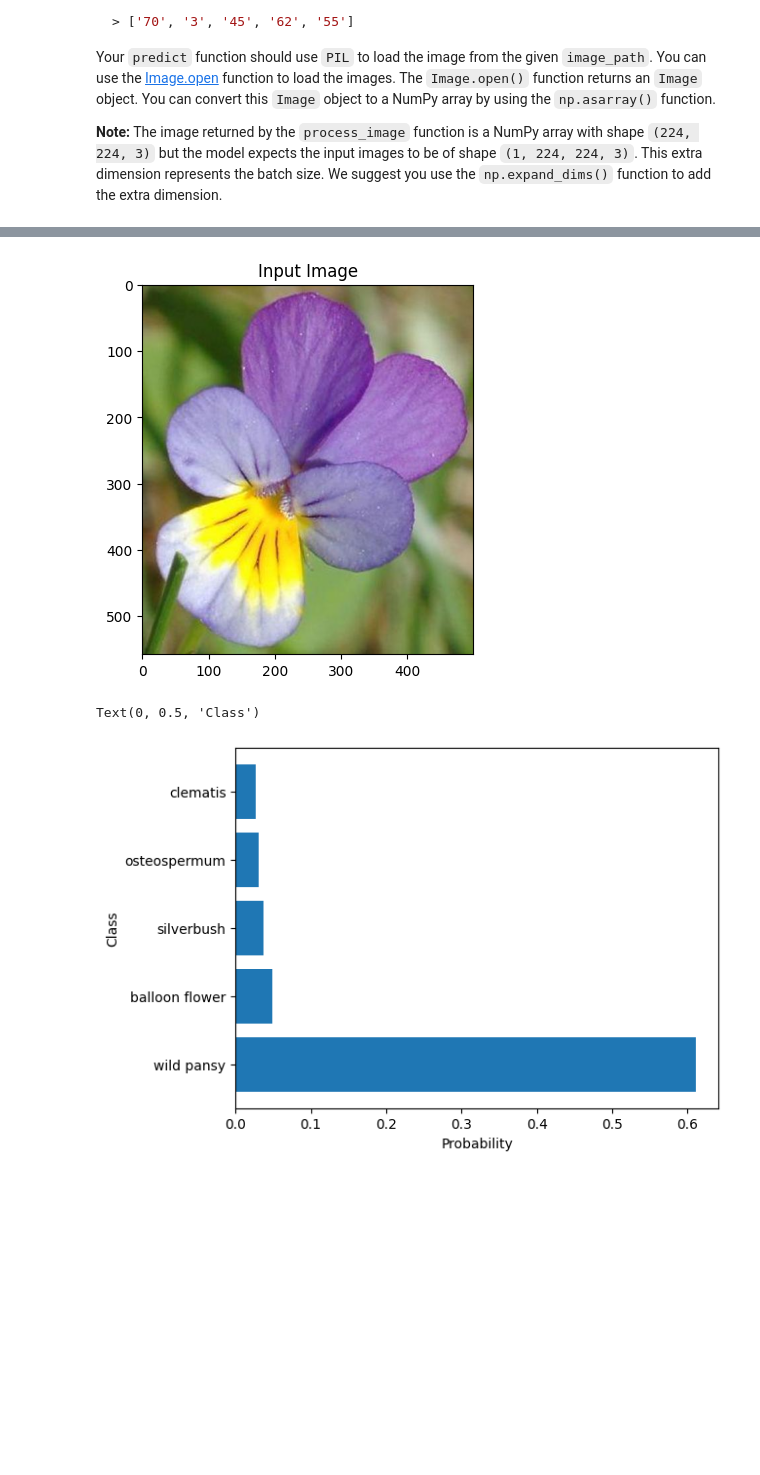
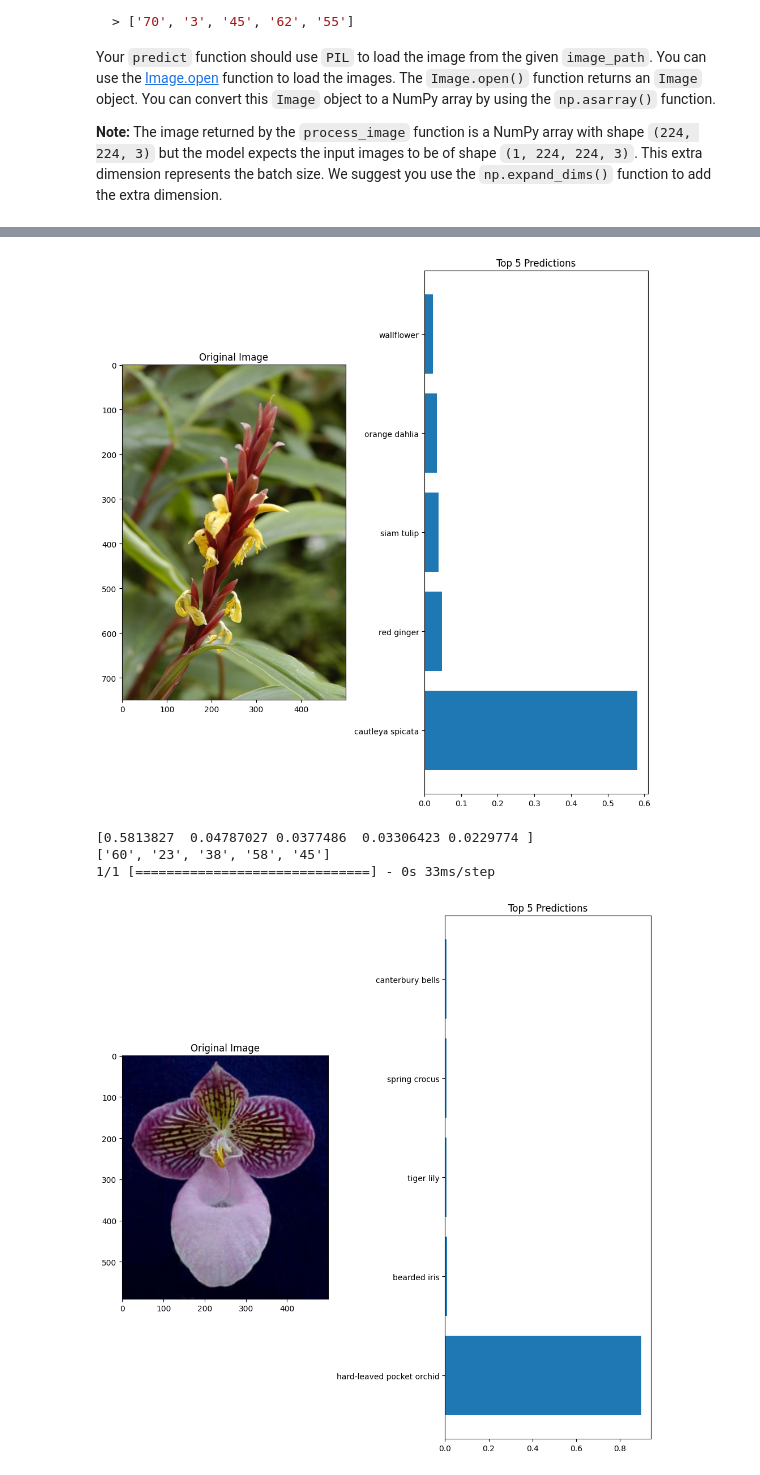
Before and after one commit to mo-matar/Image-Classifier-Project-, a Jupyter notebook: Project_Image_Classifier_Project.ipynb, the cells around one changed output, grey strips where cells are left out. Drawn from its saved outputs; the diff is of its cells as text; code cells hidden in the pictures; blank space fills up the shorter version.

```diff
--- a/Project_Image_Classifier_Project.ipynb
+++ b/Project_Image_Classifier_Project.ipynb
@@ -389,17 +389,24 @@ In the cell below use `matplotlib` to plot the input image alongside the probabi
 You can convert from the class integer labels to actual flower names using `class_names`.
 # %%
 # TODO: Plot the input image along with the top 5 classes
-image_path = './wild_pansy.jpg'
-probs, classes = predict(image_path, model, 5)
+with open('label_map.json', 'r') as f:
+    class_names = json.load(f)
 class_names = list(class_names.values())
-top_classes_names = [class_names[int(cls)] for cls in classes]
 
-image = Image.open(image_path)
-plt.imshow(image)
-plt.title('Input Image')
-plt.show()
-
-plt.barh(top_classes_names, probs)
-plt.xlabel('Probability')
-plt.ylabel('Class')
+images = ['cautleya_spicata.jpg', 'hard-leaved_pocket_orchid.jpg', 'orange_dahlia.jpg', 'wild_pansy.jpg']
+for image in images:
+    image_path = './' + image
+    probs, classes = predict(image_path, model, 5)
+    top_classes_names = [class_names[int(cls)] for cls in classes]
+    image = Image.open(image_path)
+    image = np.asarray(image)
+    fig, (ax1, ax2) = plt.subplots(figsize=(10,10), ncols=2)
+    ax1.imshow(image)
+    ax1.set_title('Original Image')
+    ax2.barh(top_classes_names, probs)
+    ax2.set_title('Top 5 Predictions')
+    plt.tight_layout()
+    plt.show()
+    print(probs)
+    print(classes)
 # %% [output]
@@ -407,3 +414,5 @@ plt.ylabel('Class')
-[figure, old version]
+[figure, new version]
-Text(0, 0.5, 'Class')
+[0.5813827  0.04787027 0.0377486  0.03306423 0.0229774 ]
+['60', '23', '38', '58', '45']
+1/1 [==============================] - 0s 33ms/step
-[figure, old version]
+[figure, new version]
```
Also changed, not shown: parts of 5 cells of this notebook.
